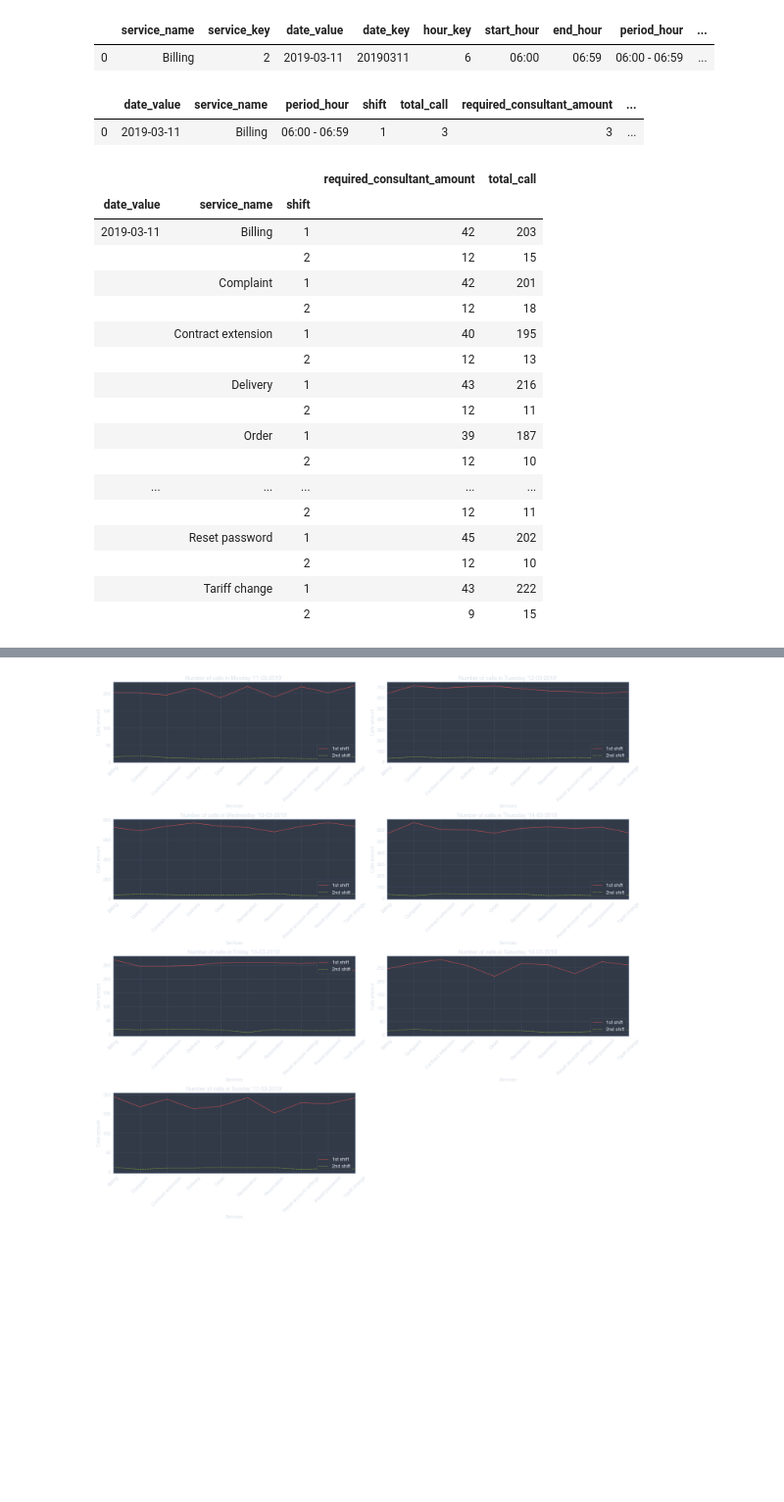
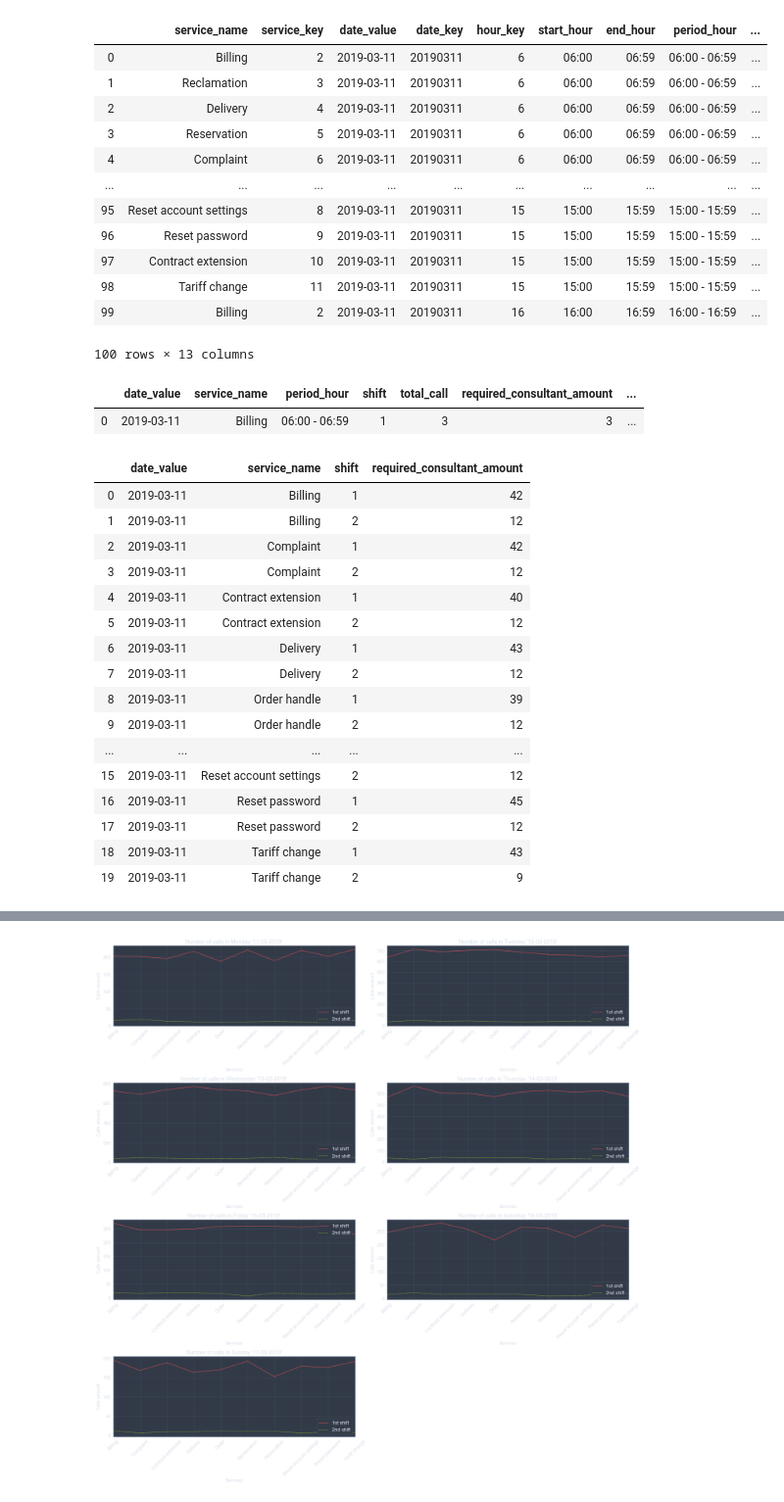
Before and after one commit to SzymonBocian/PracaInzynierska, a Jupyter notebook: DataScripts/optimization_module.ipynb, the cells around one changed output, grey strips where cells are left out. Shown at 98% size. Saved outputs shown, nothing was run; the diff lists cells and outputs as text; code cells hidden in the pictures; blank space fills up the shorter version.

```diff
--- a/DataScripts/optimization_module.ipynb
+++ b/DataScripts/optimization_module.ipynb
@@ -35,11 +35,19 @@ conn_dict = {
 }
 db = db.DbConn(conn_dict)
 
+time_period_date = [ 20190311, 20190312, 20190313, 20190314, 20190315, 20190316, 20190317 ]
+
+forecast_sql     = "SELECT * FROM snap.service_date_hour_vw WHERE date_key IN (" + ",".join(map(str, time_period_date)) + ");"
+rest_col_sql     = "SELECT column_name FROM INFORMATION_SCHEMA.columns WHERE table_schema = 'snap' AND table_name = 'consultant_skills_vw' UNION ALL SELECT '" + "' UNION ALL SELECT '".join(map(str, time_period_date)) + "';"
+
 sql_dict = {
-    "restriction"  : "SELECT * FROM snap.consultant_skills_vw;",
-    "rest_col"     : "SELECT column_name FROM INFORMATION_SCHEMA.columns WHERE table_schema = 'snap' AND table_name = 'consultant_skills_vw';",
-    "forecast"     : "SELECT * FROM snap.service_date_hour_vw WHERE date_key IN (20190311,20190312,20190313,20190314,20190315,20190316,20190317);",
-    "forecast_col" : "SELECT column_name FROM INFORMATION_SCHEMA.columns WHERE table_schema = 'snap' AND table_name = 'service_date_hour_vw';"
+    "restriction"  : "SELECT *, 0, 0, 0, 0, 0, 0, 0 FROM snap.consultant_skills_vw;",
+    #"rest_col"     : "SELECT column_name FROM INFORMATION_SCHEMA.columns WHERE table_schema = 'snap' AND table_name = 'consultant_skills_vw' UNION ALL SELECT 'occupied';",
+    "rest_col"     : rest_col_sql,
+    "forecast"     : forecast_sql,
+    "forecast_col" : "SELECT column_name FROM INFORMATION_SCHEMA.columns WHERE table_schema = 'snap' AND table_name = 'service_date_hour_vw';",
+    "cons_service" : "SELECT * FROM snap.consultant_service_assoc_vw;",
+    "con_serv_col" : "SELECT column_name FROM INFORMATION_SCHEMA.columns WHERE table_schema = 'snap' AND table_name = 'consultant_service_assoc_vw';"
 }
 
 col = [t[0] for t in db.run_sql(sql_dict["rest_col"])]
@@ -48,4 +56,7 @@ rest_df = pd.DataFrame(db.run_sql(sql_dict["restriction"]), columns = col)
 col = [t[0] for t in db.run_sql(sql_dict["forecast_col"])]
 forecast_df = pd.DataFrame(db.run_sql(sql_dict["forecast"]), columns = col)
 
-# rest_df.head(20)
+col = [t[0] for t in db.run_sql(sql_dict["con_serv_col"])]
+cons_service_df = pd.DataFrame(db.run_sql(sql_dict["cons_service"]), columns = col)
+
+rest_df.head(20)
@@ -52,10 +81,21 @@ forecast_df = pd.DataFrame(db.run_sql(sql_dict["forecast"]), columns = col)
 # %%
 forecast_df["key"]   = 1
 forecast_df["shift"] = forecast_df.apply(lambda x: "1" if x.hour_key < 15 else "2", axis = 1)
-forecast_df.head(1)
+forecast_df.head(100)
 # %% [output]
 |  | service_name | service_key | date_value | date_key | hour_key | start_hour | end_hour | period_hour | ... |
 | 0 | Billing | 2 | 2019-03-11 | 20190311 | 6 | 06:00 | 06:59 | 06:00 - 06:59 | ... |
+| 1 | Reclamation | 3 | 2019-03-11 | 20190311 | 6 | 06:00 | 06:59 | 06:00 - 06:59 | ... |
+| 2 | Delivery | 4 | 2019-03-11 | 20190311 | 6 | 06:00 | 06:59 | 06:00 - 06:59 | ... |
+| 3 | Reservation | 5 | 2019-03-11 | 20190311 | 6 | 06:00 | 06:59 | 06:00 - 06:59 | ... |
+| 4 | Complaint | 6 | 2019-03-11 | 20190311 | 6 | 06:00 | 06:59 | 06:00 - 06:59 | ... |
+| ... | ... | ... | ... | ... | ... | ... | ... | ... | ... |
+| 95 | Reset account settings | 8 | 2019-03-11 | 20190311 | 15 | 15:00 | 15:59 | 15:00 - 15:59 | ... |
+| 96 | Reset password | 9 | 2019-03-11 | 20190311 | 15 | 15:00 | 15:59 | 15:00 - 15:59 | ... |
+| 97 | Contract extension | 10 | 2019-03-11 | 20190311 | 15 | 15:00 | 15:59 | 15:00 - 15:59 | ... |
+| 98 | Tariff change | 11 | 2019-03-11 | 20190311 | 15 | 15:00 | 15:59 | 15:00 - 15:59 | ... |
+| 99 | Billing | 2 | 2019-03-11 | 20190311 | 16 | 16:00 | 16:59 | 16:00 - 16:59 | ... |
+100 rows × 13 columns
 # %%
 requirements_dict = {
     "key"                  : [1],    \
@@ -105,24 +145,23 @@ df[["date_value",
 |  | date_value | service_name | period_hour | shift | total_call | required_consultant_amount | ... |
 | 0 | 2019-03-11 | Billing | 06:00 - 06:59 | 1 | 3 | 3 | ... |
 # %%
-df.groupby(["date_value", "service_name", "shift"]) \
-    ["required_consultant_amount", "total_call"].sum().head(20)
+df.groupby(["date_value", "service_name", "shift"])["required_consultant_amount", "total_call"].sum().head(20)
+df.groupby(["date_value", "service_name", "shift"])["required_consultant_amount"].sum().reset_index().head(20)
 # %% [output]
-|  |  |  | required_consultant_amount | total_call |
-| date_value | service_name | shift |  |  |
-| 2019-03-11 | Billing | 1 | 42 | 203 |
-|  |  | 2 | 12 | 15 |
-|  | Complaint | 1 | 42 | 201 |
-|  |  | 2 | 12 | 18 |
-|  | Contract extension | 1 | 40 | 195 |
-|  |  | 2 | 12 | 13 |
-|  | Delivery | 1 | 43 | 216 |
-|  |  | 2 | 12 | 11 |
-|  | Order | 1 | 39 | 187 |
-|  |  | 2 | 12 | 10 |
+|  | date_value | service_name | shift | required_consultant_amount |
+| 0 | 2019-03-11 | Billing | 1 | 42 |
+| 1 | 2019-03-11 | Billing | 2 | 12 |
+| 2 | 2019-03-11 | Complaint | 1 | 42 |
+| 3 | 2019-03-11 | Complaint | 2 | 12 |
+| 4 | 2019-03-11 | Contract extension | 1 | 40 |
+| 5 | 2019-03-11 | Contract extension | 2 | 12 |
+| 6 | 2019-03-11 | Delivery | 1 | 43 |
+| 7 | 2019-03-11 | Delivery | 2 | 12 |
+| 8 | 2019-03-11 | Order handle | 1 | 39 |
+| 9 | 2019-03-11 | Order handle | 2 | 12 |
 | ... | ... | ... | ... | ... |
-|  |  | 2 | 12 | 11 |
-|  | Reset password | 1 | 45 | 202 |
-|  |  | 2 | 12 | 10 |
-|  | Tariff change | 1 | 43 | 222 |
-|  |  | 2 | 9 | 15 |
+| 15 | 2019-03-11 | Reset account settings | 2 | 12 |
+| 16 | 2019-03-11 | Reset password | 1 | 45 |
+| 17 | 2019-03-11 | Reset password | 2 | 12 |
+| 18 | 2019-03-11 | Tariff change | 1 | 43 |
+| 19 | 2019-03-11 | Tariff change | 2 | 9 |
```
Also changed, not shown: parts of 5 cells of this notebook.
